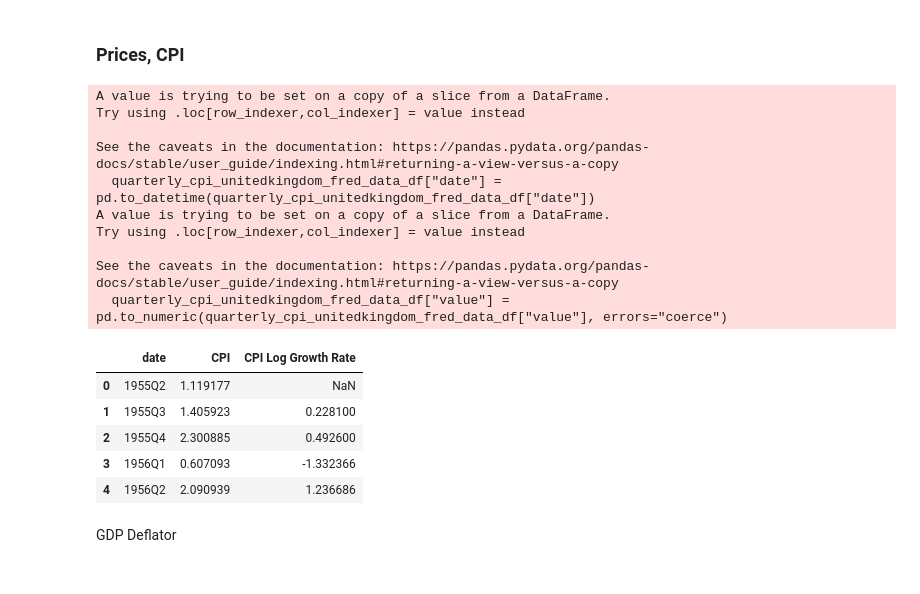
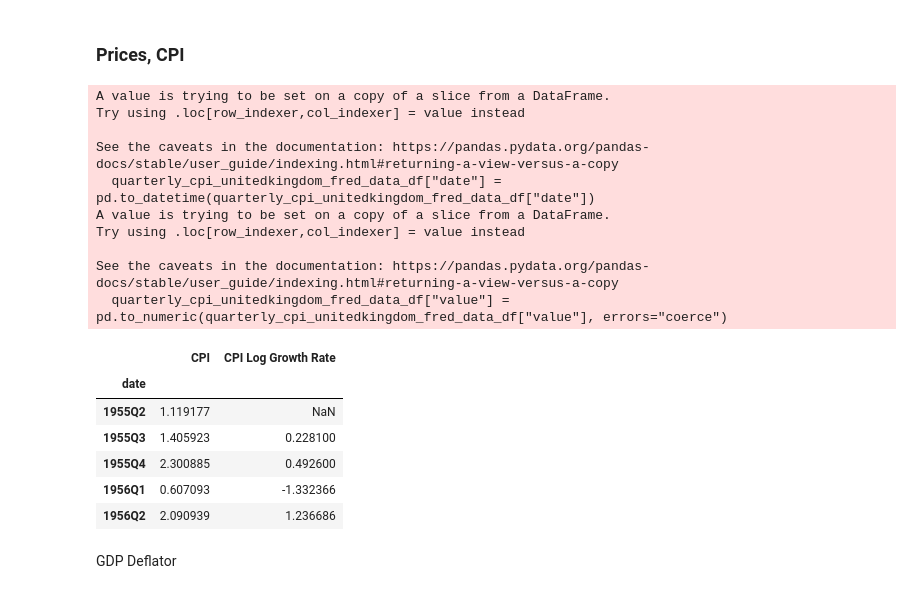
Before and after one commit to LorenzoAlessandro/Monetary-and-Financial-Macroeconometrics-Project, a Jupyter notebook: Data Retrieval .ipynb, the cells around one changed output. Saved outputs shown, nothing was run; the diff lists cells and outputs as text; code cells hidden in the pictures.

Commit message:
fixed merging date index problme

```diff
--- a/Data Retrieval .ipynb
+++ b/Data Retrieval .ipynb
@@ -25,43 +25,42 @@ parameters = {
 }
 response = requests.get(url, params=parameters)
 response.raise_for_status()
 data_fred_CPI = response.json()
 # making the observations into a dataframe
 quarterly_cpi_unitedkingdom_fred_data_raw_df = pd.DataFrame(data_fred_CPI["observations"])
 quarterly_cpi_unitedkingdom_fred_data_df = quarterly_cpi_unitedkingdom_fred_data_raw_df[["date", "value"]]
 quarterly_cpi_unitedkingdom_fred_data_df["date"] = pd.to_datetime(quarterly_cpi_unitedkingdom_fred_data_df["date"])
 quarterly_cpi_unitedkingdom_fred_data_df["value"] = pd.to_numeric(quarterly_cpi_unitedkingdom_fred_data_df["value"], errors="coerce")
+quarterly_cpi_unitedkingdom_fred_data_df = quarterly_cpi_unitedkingdom_fred_data_df.set_index("date")
+quarterly_cpi_unitedkingdom_fred_data_df.index = pd.PeriodIndex(quarterly_cpi_unitedkingdom_fred_data_df.index, freq="Q")
 
 # Renaming the columns in my data frame so that they remain consistent when I have to go on and merge them
 quarterly_cpi_unitedkingdom_fred_data_df = quarterly_cpi_unitedkingdom_fred_data_df.rename(columns= {'value':'CPI'})
-
-# Time Indexing my data frame so that it is in quarters --> just nicer to look at
-
-quarterly_cpi_unitedkingdom_fred_data_df["date"] = quarterly_cpi_unitedkingdom_fred_data_df['date'].dt.to_period("Q")
 
 # transfomring it into log levels to mimic Inflation growth as per the slides
 
 quarterly_cpi_unitedkingdom_fred_data_df["CPI Log Growth Rate"] = np.log(quarterly_cpi_unitedkingdom_fred_data_df["CPI"]).diff()
 
 
 quarterly_cpi_unitedkingdom_fred_data_df.head()
 # %% [output]
 A value is trying to be set on a copy of a slice from a DataFrame.
 Try using .loc[row_indexer,col_indexer] = value instead
 
 See the caveats in the documentation: https://pandas.pydata.org/pandas-docs/stable/user_guide/indexing.html#returning-a-view-versus-a-copy
   quarterly_cpi_unitedkingdom_fred_data_df["date"] = pd.to_datetime(quarterly_cpi_unitedkingdom_fred_data_df["date"])
 A value is trying to be set on a copy of a slice from a DataFrame.
 Try using .loc[row_indexer,col_indexer] = value instead
 
 See the caveats in the documentation: https://pandas.pydata.org/pandas-docs/stable/user_guide/indexing.html#returning-a-view-versus-a-copy
   quarterly_cpi_unitedkingdom_fred_data_df["value"] = pd.to_numeric(quarterly_cpi_unitedkingdom_fred_data_df["value"], errors="coerce")
-|  | date | CPI | CPI Log Growth Rate |
-| 0 | 1955Q2 | 1.119177 | NaN |
-| 1 | 1955Q3 | 1.405923 | 0.228100 |
-| 2 | 1955Q4 | 2.300885 | 0.492600 |
-| 3 | 1956Q1 | 0.607093 | -1.332366 |
-| 4 | 1956Q2 | 2.090939 | 1.236686 |
+|  | CPI | CPI Log Growth Rate |
+| date |  |  |
+| 1955Q2 | 1.119177 | NaN |
+| 1955Q3 | 1.405923 | 0.228100 |
+| 1955Q4 | 2.300885 | 0.492600 |
+| 1956Q1 | 0.607093 | -1.332366 |
+| 1956Q2 | 2.090939 | 1.236686 |
 # %% [markdown]
 GDP Deflator
 # %%
```
Also changed, not shown: parts of 6 cells of this notebook, 2 other files.
